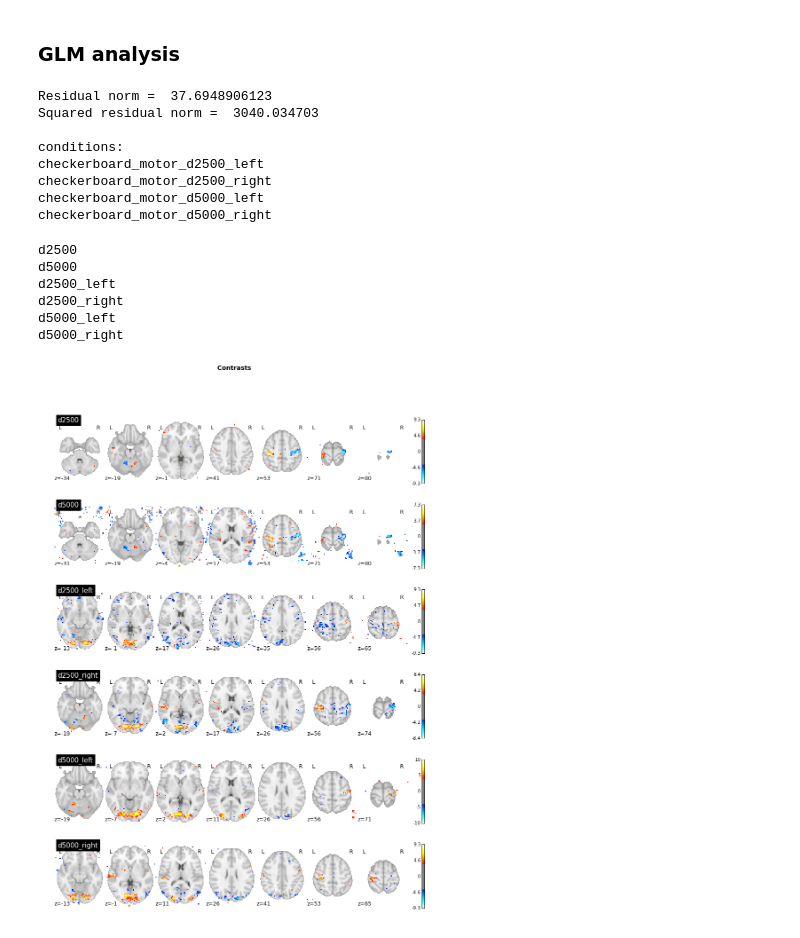
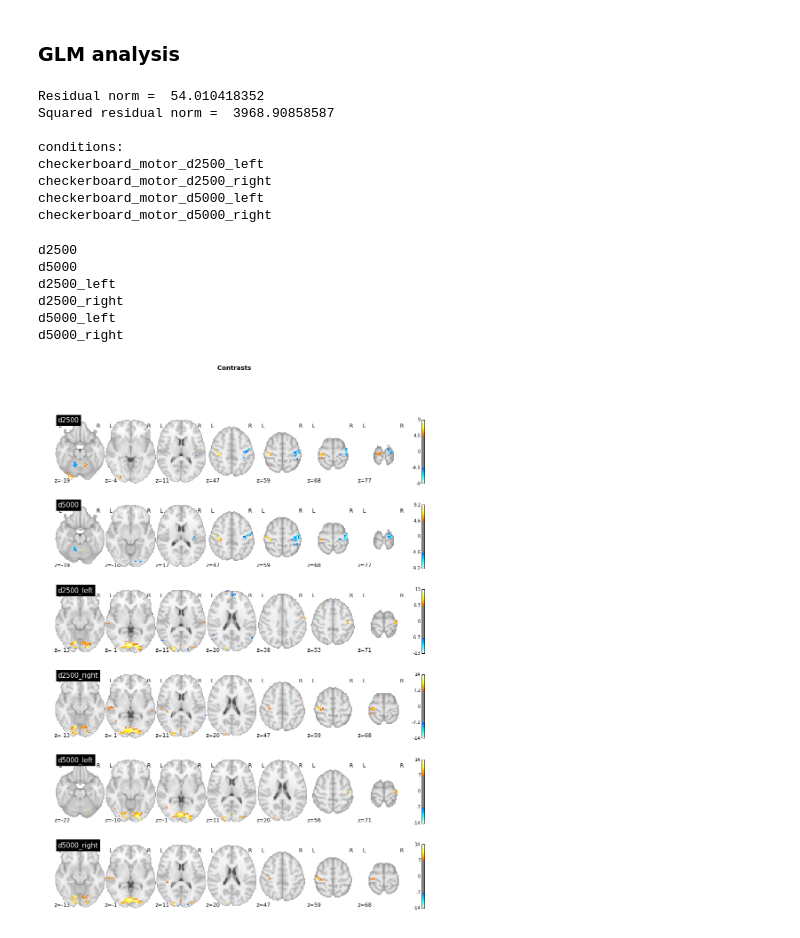
Before and after one commit to pyhrf/pyhrf, a Jupyter notebook: python/pyhrf/notebook/HEROES_data.ipynb, the cells around one changed output. Saved outputs shown, nothing was run; the diff lists cells and outputs as text; code cells hidden in the pictures.

```diff
--- a/python/pyhrf/notebook/HEROES_data.ipynb
+++ b/python/pyhrf/notebook/HEROES_data.ipynb
@@ -13,9 +13,11 @@ from pyhrf.plot import autocrop
 archives = op.join('/media', 'aina', 'MISTIS', 'Data')
 folder = op.join(archives, 'tests_HEROES')
 if not op.exists(folder): os.mkdir(folder)
+#data_fn = op.join(archives, 'HEROES_preprocessed', 'AC150013', 'Preprocessed',
+#                  'wravismot1_BOLDepi2_ac150013_20150121_acq1_11.nii')
 data_fn = op.join(archives, 'HEROES_preprocessed', 'AC150013', 'Preprocessed',
-                  'wravismot1_BOLDepi2_ac150013_20150121_acq1_11.nii')
-paradigm_fn = op.join(archives, 'HEROES_DB', 'paradigm_data', 'paradigm_bilateral_v1_no_final_rest.csv')
+                  'wravismot2_BOLDepi1_ac150013_20150121_acq1_06.nii')
+paradigm_fn = op.join(archives, 'HEROES_DB', 'paradigm_data', 'paradigm_bilateral_v2_no_final_rest.csv')
 # %% [markdown]
 ### The experimental paradigm
 # %%
@@ -72,15 +163,8 @@ plt.axis([0, 100, -1, 2])
 from nistats.glm import FirstLevelGLM
 from nistats import experimental_paradigm, design_matrix
 
-# Load data and parameters
-t_r = 2.5
-niimg = nb.load(data_fn)
-bold_data = niimg.get_data()
-n_scans = bold_data.shape[3]
-
 # Build design matrix
-frametimes = np.arange(0, n_scans * t_r, t_r)
-paradigm_fn = op.join(archives, 'HEROES_DB', 'paradigm_data', 'paradigm_bilateral_v1_no_final_rest_notebook.csv')
+paradigm_fn = op.join(archives, 'HEROES_DB', 'paradigm_data', 'paradigm_bilateral_v2_no_final_rest_delay_notebook.csv')
 paradigm = experimental_paradigm.paradigm_from_csv(paradigm_fn)
 print paradigm
 dm = design_matrix.make_design_matrix(frametimes, paradigm=paradigm)
@@ -211,11 +196,9 @@ from nilearn.input_data import NiftiMasker
 from nistats import glm
 
 # Construct masker and run GLM
-affine = niimgs.get_affine()
-mask_img = nb.Nifti1Image(np.ones(bold_data.shape[0:3]), affine=affine)
-masker = NiftiMasker(mask_img=mask_img)
-#masker = NiftiMasker(mask_strategy='background')
-niimgs_masked = masker.fit_transform(niimgs)
+affine = niimg.get_affine()
+masker = NiftiMasker(mask_strategy='epi')
+niimgs_masked = masker.fit_transform(niimg)
 glm_results = glm.session_glm(niimgs_masked, dm, noise_model='ols')
 labels = glm_results[0]
 reg_results = glm_results[1]
@@ -231,8 +214,8 @@ print dm.keys()[1]
 print dm.keys()[2]
 print dm.keys()[3]
 # %% [output]
-Residual norm =  37.6948906123
-Squared residual norm =  3040.034703
+Residual norm =  54.010418352
+Squared residual norm =  3968.90858587
 
 conditions:
 checkerboard_motor_d2500_left
@@ -245,34 +228,34 @@ from nipy.labs.viz import plot_map, cm
 
 # Compute contrasts
 contrasts = [np.array([-1, 1, 0, 0, 0, 0, 0, 0, 0, 0]),
              np.array([ 0, 0,-1, 1, 0, 0, 0, 0, 0, 0]),
              np.array([ 1, 0, 0, 0, 0, 0, 0, 0, 0, 0]),
              np.array([ 0, 1, 0, 0, 0, 0, 0, 0, 0, 0]),
              np.array([ 0, 0, 1, 0, 0, 0, 0, 0, 0, 0]),
              np.array([ 0, 0, 0, 1, 0, 0, 0, 0, 0, 0])]
 names = ['d2500', 'd5000', 'd2500_left', 'd2500_right', 'd5000_left', 'd5000_right']
 
 f, ax = plt.subplots(len(contrasts), 1, figsize=(15, 20))
 f.suptitle('Contrasts ', fontsize=14, fontweight='bold')
 for i in xrange(len(contrasts)):
     print names[i]
     contrast_map = glm.compute_contrast(labels, reg_results, contrasts[i])
     pvalues = contrast_map.p_value()
-    pvalues_img = nb.Nifti1Image(np.reshape(pvalues, bold_data.shape[0:3]), affine=affine)
+    pvalues_img = masker.inverse_transform(pvalues)
     zscore = contrast_map.z_score()
-    zscore_img = nb.Nifti1Image(np.reshape(zscore, bold_data.shape[0:3]), affine=affine)
+    zscore_img = masker.inverse_transform(zscore)
 
     ind_min_unravel = np.unravel_index(np.argsort(zscore)[-1], bold_data.shape[0:3])
     (x, y, z) = np.dot(ind_min_unravel, affine[:3, :3]) + affine[:3, 3]
     plot_stat_map(zscore_img, title=names[i], figure=f, #cmap=cm.cold_hot,
-                  axes=ax[i], threshold=zscore.max()*0.4, display_mode='z') #, cut_coords=(x, y, z)
+                  axes=ax[i], threshold=zscore.max()*0.5, display_mode='z') #, cut_coords=(x, y, z)
     #plot_stat_map(pvalues_img, title=names[i], figure=f, axes=ax[i], cut_coords=(x, y, z), threshold=0.95)
     #plot_glass_brain(pvalues_img, threshold=0.95, title=names[i], figure=f, axes=ax[i], cut_coords=(x, y, z))
 # %% [output]
 d2500
 d5000
 d2500_left
 d2500_right
 d5000_left
 d5000_right
-[figure, old version]
+[figure, new version]
```
Also changed, not shown: parts of 15 cells of this notebook.
